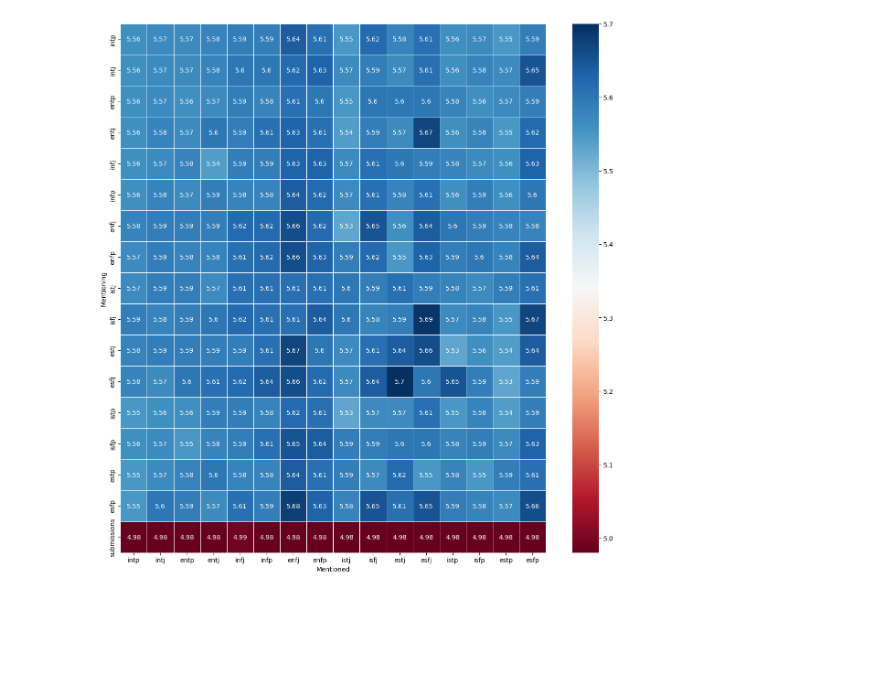
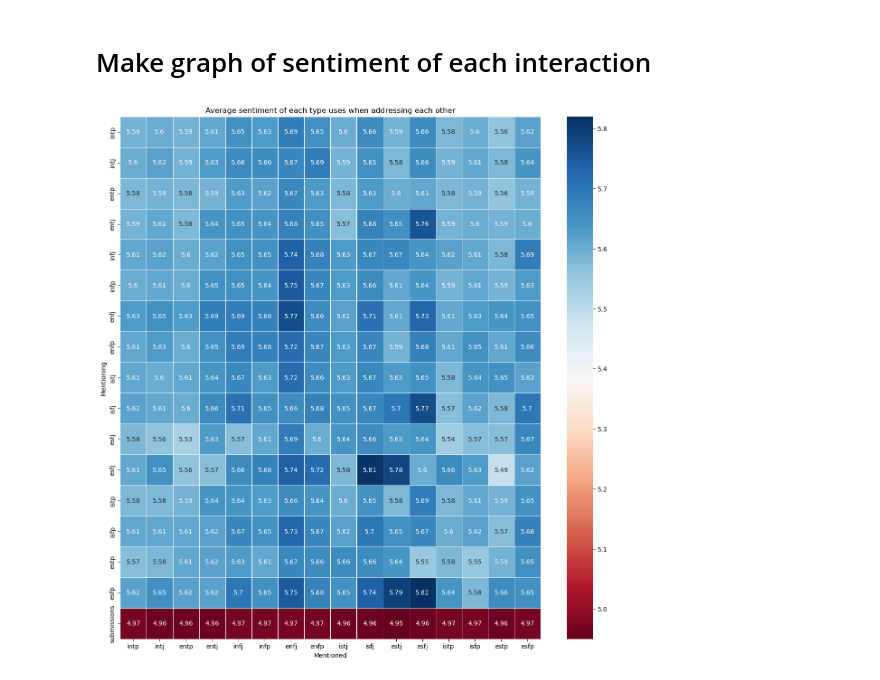
Before and after one commit to luchsonice/MBTI, a Jupyter notebook: 4_text_anlysis_graph.ipynb, the cells around one changed output. Drawn from its saved outputs; the diff is of its cells as text; code cells hidden in the pictures; blank space fills up the shorter version.

```diff
--- a/4_text_anlysis_graph.ipynb
+++ b/4_text_anlysis_graph.ipynb
@@ -23,5 +24,5 @@ from scipy.stats import ttest_ind
 # %%
-with open(r"LargeData\Graph2.pkl", 'rb') as file:
+with open(r"LargeData\Graph_all.pkl", 'rb') as file:
     graph = pickle.load(file)
 # %%
 
@@ -177,7 +228,21 @@ for flair in flair_list:
 # %%
+# Sentiment of each flair
+sentiment_list_submissions =  []
+sem_list_submissions = []
+
+for flair in flair_list:
+    temp_list = calculate_sentiment(text_dict[flair]["submissions"],sentiment_score)
+
+    # Calculate mean sentiment
+    sentiment_list_submissions.append(np.mean(temp_list))
+
+    # Calculate standard error (SEM)
+    sem = np.std(temp_list) / np.sqrt(len(temp_list))
+    sem_list_submissions.append(sem)
+
 
 # Make a sorted plot
-temp_sentiment_list, tmp_flair_list ,temp_sem_list = zip(*sorted(zip(sentiment_list, flair_list, sem_list)))
+temp_sentiment_list, tmp_flair_list ,temp_sem_list = zip(*sorted(zip(sentiment_list_submissions, flair_list, sem_list_submissions)))
 
 # bar plot over sentiment of each flair sorted from highest to lowest
 plt.figure(figsize=(8,5))
@@ -185,8 +250,8 @@ plt.figure(figsize=(8,5))
 
 
 plt.errorbar(tmp_flair_list, temp_sentiment_list,yerr=temp_sem_list, color="#2F3C7E", fmt='o', capsize=5)
-plt.title("Sentiment of each type")
-plt.ylabel("Average sentiment")
+plt.title("Average sentiment of each type with standard error")
+plt.ylabel("Sentiment")
 plt.xlabel("Type")
 plt.show()
 # %% [output]
@@ -211,0 +259,8 @@ plt.show()
+# %%
+#Make all plots together
+plt.figure(figsize=(8,5))
+comment_mean,comment_sem ,submission_mean,submission_sem ,post_mean,post_sem,temp_flair = zip(*sorted(zip(sentiment_list_comments, sem_list_comments, sentiment_list_submissions, sem_list_submissions, sentiment_list, sem_list, flair_list)))
+
+plt.errorbar(temp_flair, comment_mean,yerr=comment_sem, color="#2F3C7E", fmt='o', capsize=5, label="Comments")
+plt.errorbar(temp_flair, submission_mean,yerr=submission_sem, color="#FF5733", fmt='o', capsize=5, label="Submissions")
+plt.errorbar(temp_flair, post_mean,yerr=post_sem, color="#FFC300", fmt='o', capsize=5, label="Comments and submissions")
@@ -288,3 +346,5 @@ TtestResult(statistic=-82.05245678898288, pvalue=0.0, df=23468988.0)
+# %% [markdown]
+# Make graph of sentiment of each interaction
 # %%
 #Make sentiment dictionary
 sentiment_dict = {}
@@ -296,26 +356,27 @@ for flair in flair_list:
 # %%
 # plot mention matrix
 import seaborn as sns
 import matplotlib.pyplot as plt
 
 mention_matrix = pd.DataFrame.from_dict(sentiment_dict)
 
 #Subtract mean sentiment of each flair from each cell
 #for flair in flair_list:
 #    mention_matrix[flair] = mention_matrix[flair] - sentiment_list[flair_list.index(flair)]
 
 
 mention_matrix = mention_matrix.round(2)
 
 plt.figure(figsize=(15,15))
 
 sns.heatmap(mention_matrix, annot=True, fmt='g', cmap='RdBu', linewidth=.5)
+plt.title('Average sentiment of each type uses when addressing each other')
 plt.xlabel('Mentioned')
 plt.ylabel('Mentioning')
 
 plt.show()
 # %% [output]
-[figure, old version]
+[figure, new version]
 # %%
 # plot mention matrix
 import seaborn as sns
```
Also changed, not shown: parts of 27 cells of this notebook, 7 other files.
